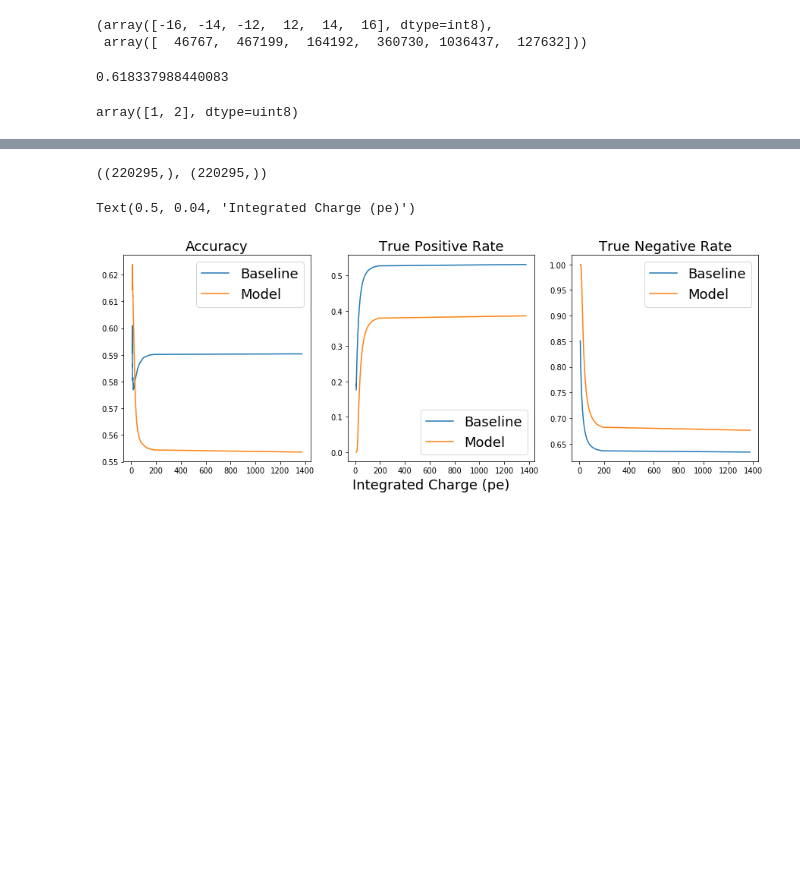
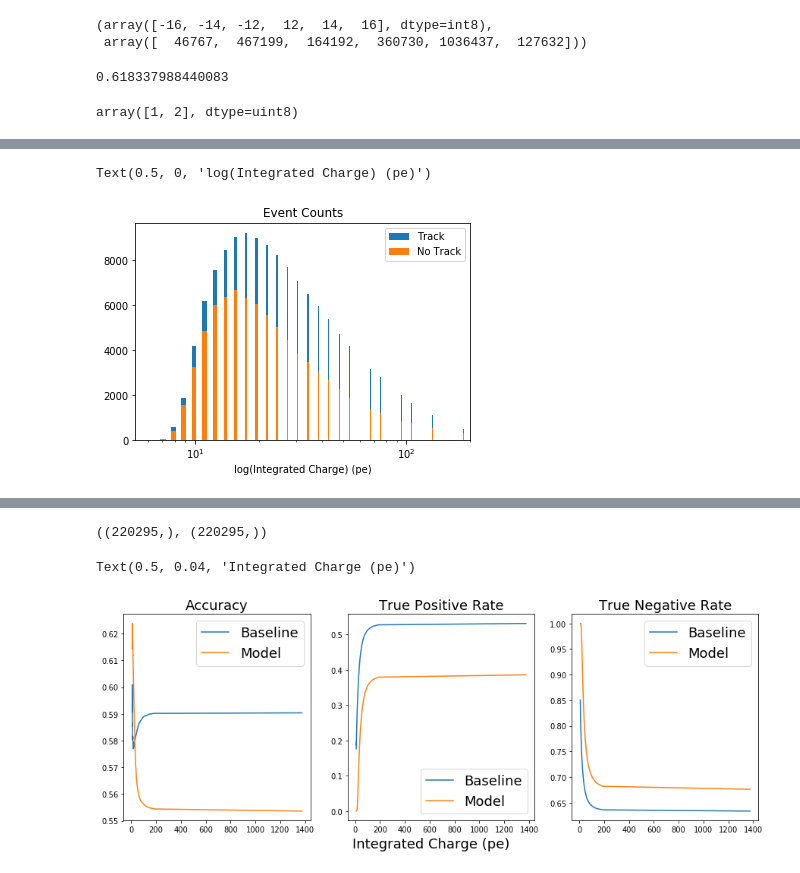
Before and after one commit to ruian1/NuIntClassification, a Jupyter notebook: baselines.ipynb, the cells around one changed output, grey strips where cells are left out. Cells and saved outputs as stored; diff of their text form; code cells hidden in the pictures; blank space fills up the shorter version.

```diff
--- a/baselines.ipynb
+++ b/baselines.ipynb
@@ -238,0 +239,4 @@ plot_metric('ppr', 'Predicted Positives')
+# %%
+bins_track, bin_counts_track = np.unique(binned[y_gnd > 0], return_counts=True)
+bins_non_track, bin_counts_non_track = np.unique(binned[y_gnd <= 0], return_counts=True)
+bin_counts_non_track, bin_counts_track
@@ -239,3 +254,15 @@ plot_metric('ppr', 'Predicted Positives')
+# %%
+fig = plt.figure()
+plt.xscale('log')
+plt.bar(bins[bins_track], bin_counts_track, width=0.5, label='Track')
+plt.bar(bins[bins_non_track], bin_counts_non_track, width=0.5, label='No Track')
+plt.legend()
+plt.xlim(right=2e2)
+plt.title('Event Counts')
+plt.xlabel('log(Integrated Charge) (pe)')
+# %% [output]
+Text(0.5, 0, 'log(Integrated Charge) (pe)')
+[figure, added]
 # %%
 np.hstack((
     np.array(pd.DataFrame(metrics['numu CC']['model'])['acc']),
```
Also changed, not shown: parts of 16 cells of this notebook, 10 other files.
